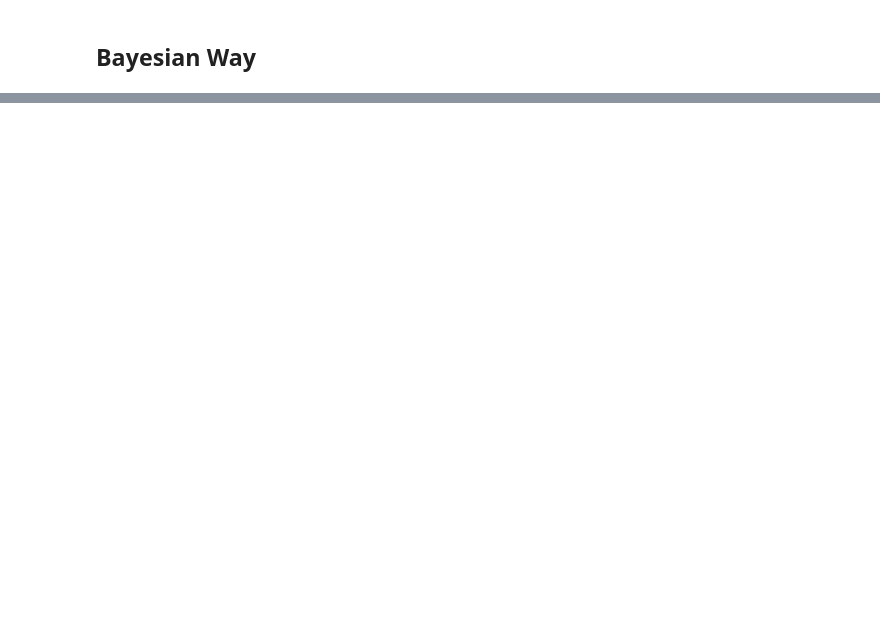
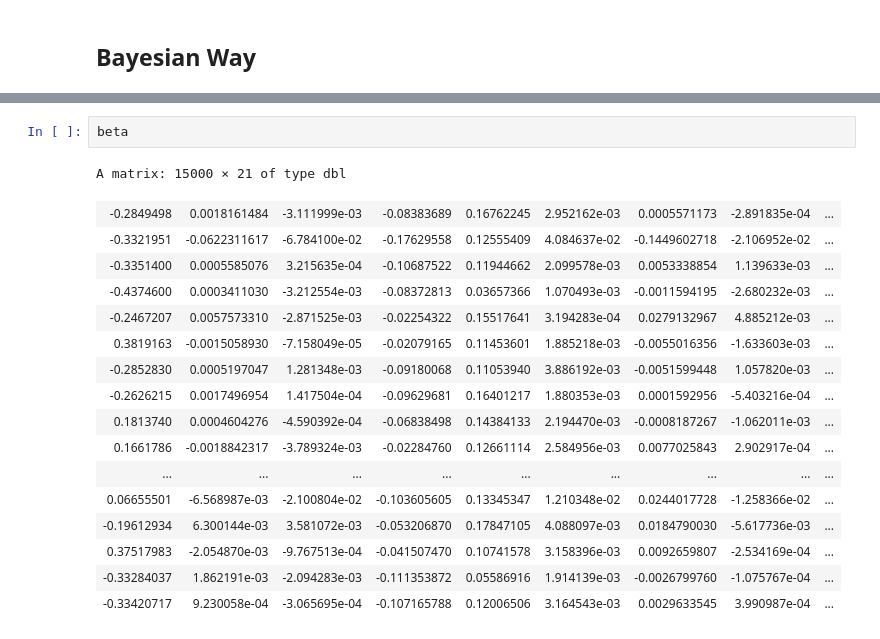
Before and after one commit to YuukiAS/BIOSTAT682, a Jupyter notebook: LED.ipynb, the cells around one changed output, grey strips where cells are left out. Cells and saved outputs as stored; diff of their text form; blank space fills up the shorter version.

```diff
--- a/LED.ipynb
+++ b/LED.ipynb
@@ -236,0 +220,20 @@ print(life_expectancy.out,digits=5)
+# %%
+beta
+# %% [output]
+A matrix: 15000 × 21 of type dbl
+| -0.2849498 | 0.0018161484 | -3.111999e-03 | -0.08383689 | 0.16762245 | 2.952162e-03 | 0.0005571173 | -2.891835e-04 | ... |
+| -0.3321951 | -0.0622311617 | -6.784100e-02 | -0.17629558 | 0.12555409 | 4.084637e-02 | -0.1449602718 | -2.106952e-02 | ... |
+| -0.3351400 | 0.0005585076 | 3.215635e-04 | -0.10687522 | 0.11944662 | 2.099578e-03 | 0.0053338854 | 1.139633e-03 | ... |
+| -0.4374600 | 0.0003411030 | -3.212554e-03 | -0.08372813 | 0.03657366 | 1.070493e-03 | -0.0011594195 | -2.680232e-03 | ... |
+| -0.2467207 | 0.0057573310 | -2.871525e-03 | -0.02254322 | 0.15517641 | 3.194283e-04 | 0.0279132967 | 4.885212e-03 | ... |
+| 0.3819163 | -0.0015058930 | -7.158049e-05 | -0.02079165 | 0.11453601 | 1.885218e-03 | -0.0055016356 | -1.633603e-03 | ... |
+| -0.2852830 | 0.0005197047 | 1.281348e-03 | -0.09180068 | 0.11053940 | 3.886192e-03 | -0.0051599448 | 1.057820e-03 | ... |
+| -0.2626215 | 0.0017496954 | 1.417504e-04 | -0.09629681 | 0.16401217 | 1.880353e-03 | 0.0001592956 | -5.403216e-04 | ... |
+| 0.1813740 | 0.0004604276 | -4.590392e-04 | -0.06838498 | 0.14384133 | 2.194470e-03 | -0.0008187267 | -1.062011e-03 | ... |
+| 0.1661786 | -0.0018842317 | -3.789324e-03 | -0.02284760 | 0.12661114 | 2.584956e-03 | 0.0077025843 | 2.902917e-04 | ... |
+| ... | ... | ... | ... | ... | ... | ... | ... | ... |
+| 0.06655501 | -6.568987e-03 | -2.100804e-02 | -0.103605605 | 0.13345347 | 1.210348e-02 | 0.0244017728 | -1.258366e-02 | ... |
+| -0.19612934 | 6.300144e-03 | 3.581072e-03 | -0.053206870 | 0.17847105 | 4.088097e-03 | 0.0184790030 | -5.617736e-03 | ... |
+| 0.37517983 | -2.054870e-03 | -9.767513e-04 | -0.041507470 | 0.10741578 | 3.158396e-03 | 0.0092659807 | -2.534169e-04 | ... |
+| -0.33284037 | 1.862191e-03 | -2.094283e-03 | -0.111353872 | 0.05586916 | 1.914139e-03 | -0.0026799760 | -1.075767e-04 | ... |
+| -0.33420717 | 9.230058e-04 | -3.065695e-04 | -0.107165788 | 0.12006506 | 3.164543e-03 | 0.0029633545 | 3.990987e-04 | ... |
```
Also changed, not shown: parts of 14 cells of this notebook, 1 other file.
